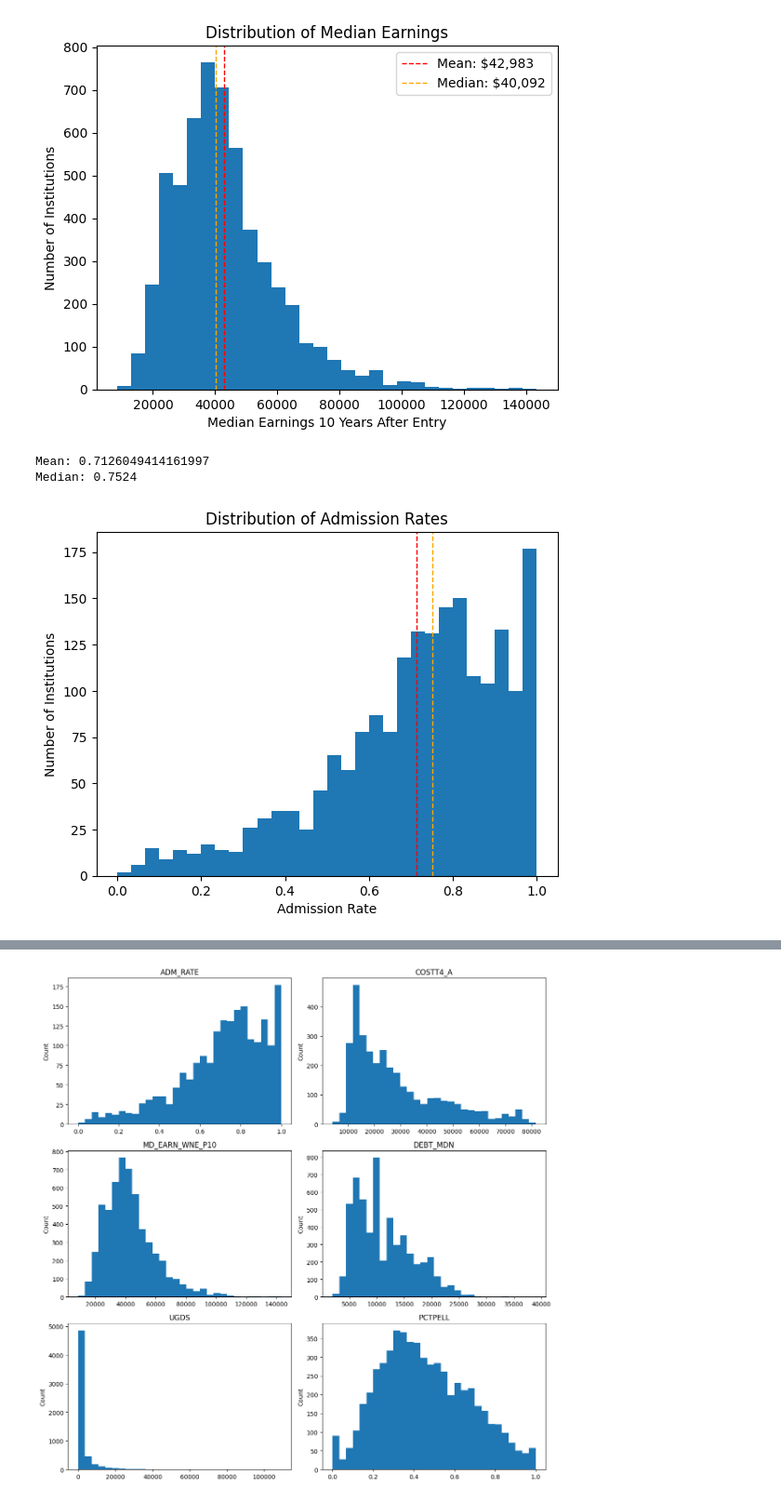
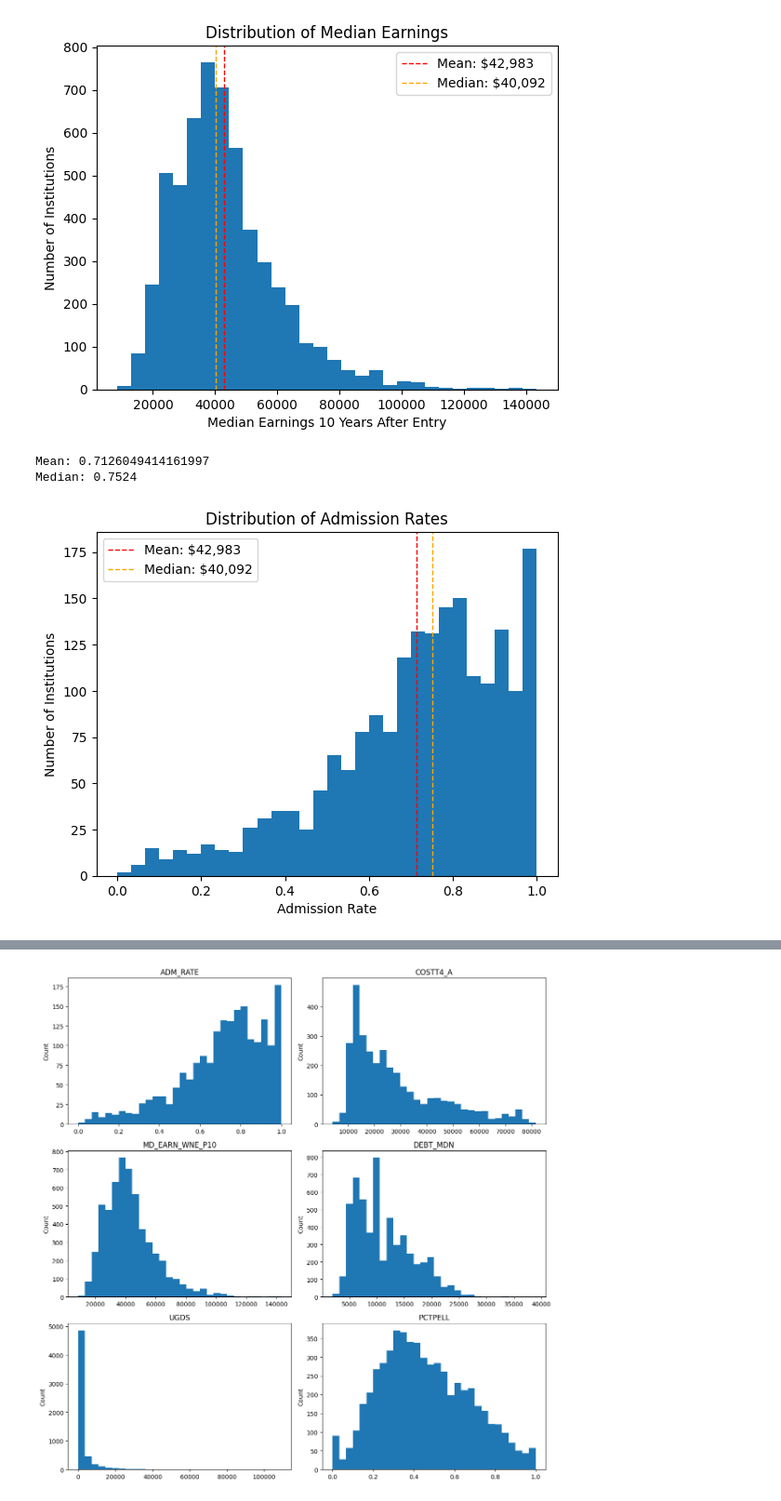
Before and after one commit to connermay/OMDS-ModB2-Week4-May-Conner, a Jupyter notebook: hw-portion-wk4.ipynb, the cells around one changed output, grey strips where cells are left out. Shown at 93% size. Cells and saved outputs as stored; diff of their text form; code cells hidden in the pictures.

Commit message:
fixed legends

```diff
--- a/hw-portion-wk4.ipynb
+++ b/hw-portion-wk4.ipynb
@@ -198,25 +198,27 @@ plt.legend()
 # %%
 # Admission rates histogram
 adm = df_cs_spec['ADM_RATE'].dropna()
 
 plt.figure()
 plt.hist(adm, bins=30)
 plt.title("Distribution of Admission Rates")
 plt.xlabel("Admission Rate")
 plt.ylabel("Number of Institutions")
 
 # put dashed mean and median lines
 mean_val_adm = adm.mean()
 median_val_adm = adm.median()
 plt.axvline(mean_val_adm, linestyle='--', linewidth=1, color="red", label=f"Mean: ${mean_val:,.0f}")
 plt.axvline(median_val_adm, linestyle='--', linewidth=1, color="orange", label=f"Median: ${median_val:,.0f}")
 
+plt.legend()
+
 print("Mean:", adm.mean())
 print("Median:", adm.median())
 # %% [output]
 Mean: 0.7126049414161997
 Median: 0.7524
-[figure, old version]
+[figure, new version]
 # %%
 # with 100 bins instead of 30
 plt.figure()
```
Also changed, not shown: parts of 3 cells of this notebook.
